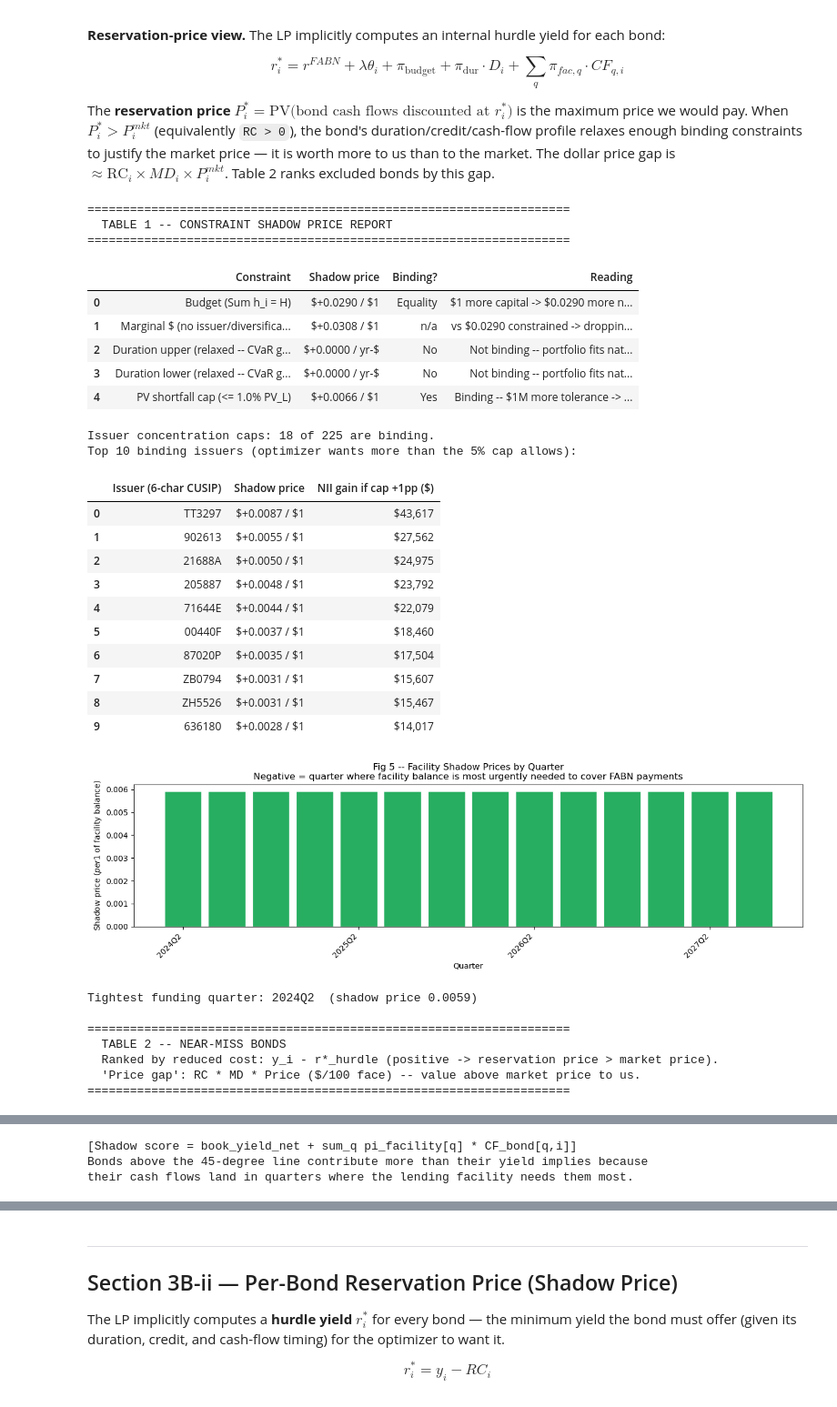
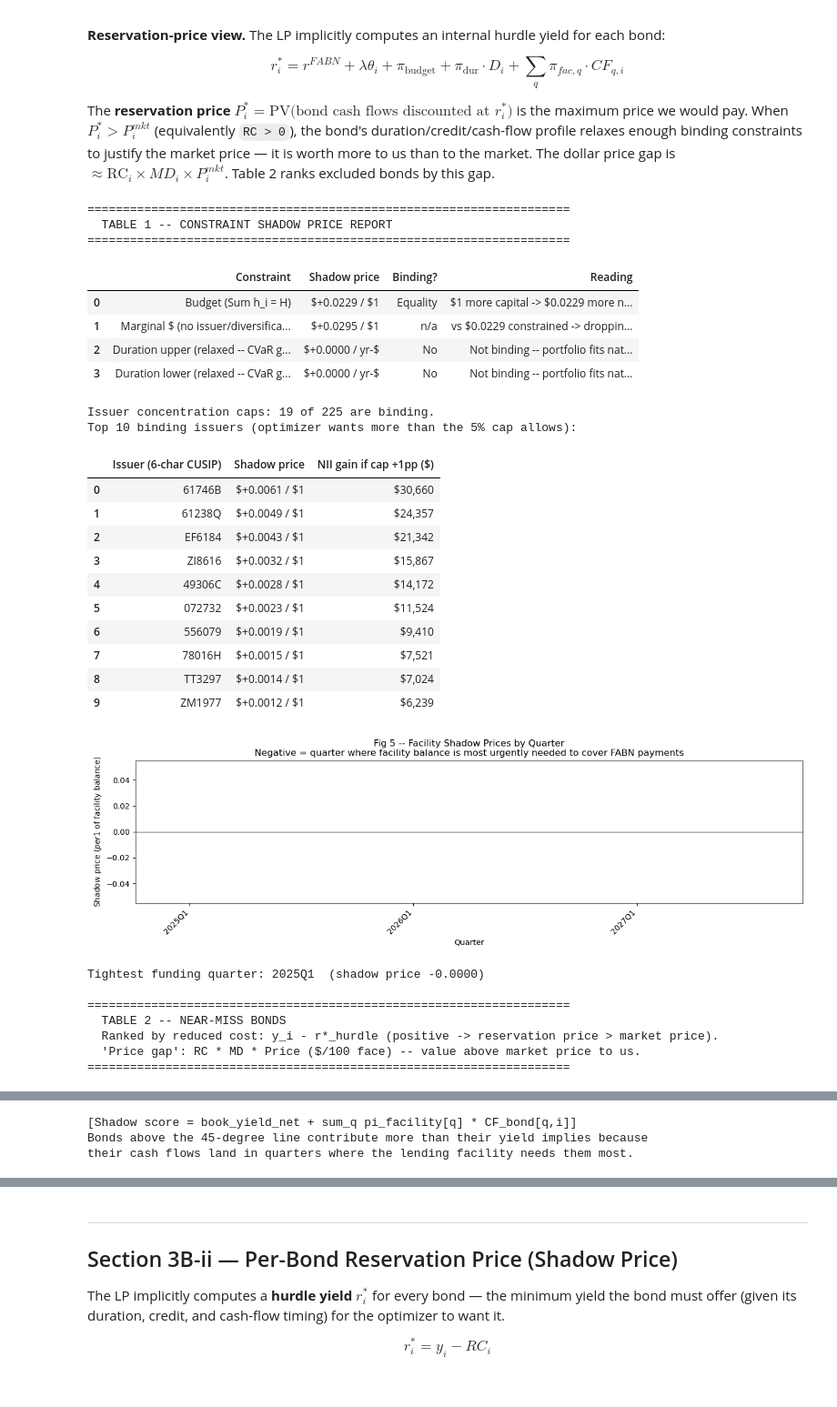
Before and after one commit to tutur787/Pyxidr-Capstone-Project, a Jupyter notebook: Optimization/Shadow & SWAP Analysis/FABN_Optimizer_SAP_Shadow_SWAP.ipynb, the cells around one changed output, grey strips where cells are left out. Shown at 91% size. Drawn from its saved outputs; the diff is of its cells as text; code cells hidden in the pictures.

```diff
--- a/Optimization/Shadow & SWAP Analysis/FABN_Optimizer_SAP_Shadow_SWAP.ipynb
+++ b/Optimization/Shadow & SWAP Analysis/FABN_Optimizer_SAP_Shadow_SWAP.ipynb
@@ -175,11 +175,11 @@ eta             = 1.0       # (reporting only since Step 1: liq penalty removed
 # -- Lending facility / shortfall ---------------------------------------------
 r_save          = 0.0       # Step 3 (no free parking): facility surplus earns 0 -- kills phantom savings income (matches backtest)
 r_borrow        = 0.05      # rate paid on any drawn shortfall (informational; eta drives the penalty)
-phi_sf          = 0.01      # PV shortfall hard cap, as a fraction of PV(FABN liability)
+phi_sf          = 1         # DEPRECATED (Step 4): PV-shortfall cap removed; CVaR governs risk
 
 # -- CVaR tail-loss control (Step 4): replaces the duration band as primary risk control
 use_cvar        = True      # True: CVaR on book-vs-market forced-sale loss governs risk; band relaxed to inert
-phi_cvar        = 0.02      # CVaR limit: worst-(1-alpha) tail loss <= phi_cvar * H  (tunable -- Decision 3)
+phi_cvar        = 0.01      # CVaR limit: worst-(1-alpha) tail loss <= phi_cvar * H  (tunable -- Decision 3)
 dt_q            = 0.25      # quarter length in years
 
 # -- Issuer concentration -----------------------------------------------------
@@ -283,7 +283,7 @@ else:
     swap_nii = 0.0
     swap_cap_cost = 0.0
 
-SAP = NII - capital_cost - turnover_cost + savings_income + swap_nii - swap_cap_cost  # Step 1: liq (CF-matching) penalty removed; hard PV-shortfall cap still binds
+SAP = NII - capital_cost - turnover_cost + savings_income + swap_nii - swap_cap_cost  # Step 4: CF-matching (penalty + hard cap) removed; CVaR governs risk
 model.setObjective(SAP, GRB.MAXIMIZE)
 
 # -- 2D. Constraints ----------------------------------------------------------
@@ -315,11 +315,9 @@ for q in range(Q):
         model.addConstr(B[q] - s_net[q] == (1.0 + r_save * dt_q) * B[q-1] + CF_A_q + CF_sw_q - CF_L_q,
                         name=f"facility_{q}")
 
-# PV shortfall hard cap
+# Step 4: PV-shortfall hard cap REMOVED -- CVaR governs risk; facility retained as buffer (Robin)
 PV_liability = float(sum(float(qtr_fabn_cf[q]) * df_q[q] for q in range(Q)))
-model.addConstr(gp.quicksum(df_q[q] * s_net[q] for q in range(Q)) <= phi_sf * PV_liability,
-                name="pv_shortfall_limit")
-print(f"PV(FABN liability) = ${PV_liability:,.2f}   shortfall cap = ${phi_sf*PV_liability:,.2f}")
+print(f"PV(FABN liability) = ${PV_liability:,.2f}   (no shortfall cap -- CVaR governs)")
 
 # Swap notional cap
 if use_swaps and K > 0:
@@ -419,7 +417,7 @@ if model.Status == GRB.OPTIMAL:
         print(f"  (5) Swap NII              : ${swap_nii_val:>13,.2f}")
         print(f"  (6) Swap capital cost     : ${swap_cap_val:>13,.2f}")
     print("-"*60)
-    print(f"  [diag] PV shortfall used  : ${liq_val:>13,.2f}   (cap ${phi_sf*PV_liability:,.0f}; NOT in objective)")
+    print(f"  [diag] PV shortfall used  : ${liq_val:>13,.2f}   (no cap -- CVaR governs; not in objective)")
     print("="*60)
     print(f"  RBC (Sum f_i h_i)        : ${RBC_val:,.2f}   required capital ${req_cap:,.2f}")
     print(f"  Statutory earnings / req. capital : {earn_per_cap:.4f}")
@@ -436,16 +434,17 @@ if model.Status == GRB.OPTIMAL:
     _rows = [("Budget (Sum h = H)", h_opt.sum(), H, abs(h_opt.sum()-H) < 1.0)]
     if use_cvar:
         _S = cvar_relloss.shape[0]
-        cvar_val = (model.getVarByName("cvar_zeta").X
-                    + (1.0/((1.0-cvar_alpha)*_S))
-                      * sum(model.getVarByName(f"cvar_z[{s}]").X for s in range(_S)))
+        _ntail = int(np.ceil((1.0 - cvar_alpha) * _S))              # worst-5% scenario count
+        _loss  = cvar_relloss @ h_opt                               # per-scenario portfolio loss ($)
+        if use_swaps and K > 0 and v_opt.sum() > 0:                 # swap offsets rate loss
+            _loss = _loss + (np.asarray(cvar_d_rate)[:, None]
+                             * (np.asarray(D_swap) * v_opt)[None, :]).sum(axis=1)
+        cvar_val = float(np.sort(_loss)[-_ntail:].mean())           # HONEST realized tail loss (not zeta-artifact)
         _rows.append((f"CVaR worst-{1-cvar_alpha:.0%} tail loss (<= phi_cvar*H)",
                       cvar_val, phi_cvar*H, cvar_val <= phi_cvar*H + 1.0))
         _rows.append(("Duration band (relaxed -- CVaR governs)", _dur_chk, float("nan"), True))
     else:
         _rows.append(("Duration (|D_eff-D_FABN|<=eps_D)", _dur_chk, eps_D, _dur_chk <= eps_D + 1e-6))
-    _rows.append(("PV shortfall (<= phi_sf*PV_liab)", pv_short, phi_sf*PV_liability,
-                  pv_short <= phi_sf*PV_liability + 1.0))
     constraints_df = pd.DataFrame({
         "Constraint": [r[0] for r in _rows],
         "Value":  [r[1] for r in _rows],
@@ -540,7 +540,6 @@ else:
     pi_budget    = model.getConstrByName("budget").Pi
     pi_dur_upper = model.getConstrByName("dur_upper").Pi
     pi_dur_lower = model.getConstrByName("dur_lower").Pi
-    pi_shortfall = model.getConstrByName("pv_shortfall_limit").Pi
     pi_facility  = np.array([model.getConstrByName(f"facility_{q}").Pi for q in range(Q)])
     pi_issuer    = {iss: model.getConstrByName(f"conc_{iss}").Pi for iss in issuer_groups}
 
@@ -549,8 +548,8 @@ else:
 
     # -- 2b. Marginal $ with NO issuer/diversification caps -----------------
     #        Same exercise as the Budget shadow price, but relax ONLY the
-    #        issuer concentration caps (conc_*).  KEEP the duration band and
-    #        the PV-shortfall cap, so the duration-relief value that makes the
+    #        issuer concentration caps (conc_*).  KEEP the CVaR limit (duration band
+    #        relaxed; PV-shortfall cap removed), so the risk-relief value that makes the
     #        budget dollar worth pi_budget is preserved -- only diversification
     #        is freed.  Re-solve and read the new budget dual.  The returned
     #        principal is reinvested by the model's facility block automatically
@@ -605,16 +604,6 @@ else:
                 f"Binding -- widen band by 0.1 yr -> +${abs(pi_dur_lower)*0.1*H:,.0f} NII"
                 if abs(pi_dur_lower) > 1e-6 else
                 "Not binding -- portfolio fits naturally within lower limit"
-            ),
-        },
-        {
-            "Constraint"   : f"PV shortfall cap  (<= {phi_sf:.1%} PV_L)",
-            "Shadow price" : f"${pi_shortfall:+,.4f} / $1",
-            "Binding?"     : _yn(pi_shortfall),
-            "Reading"      : (
-                f"Binding -- $1M more tolerance -> +${abs(pi_shortfall)*1e6:,.0f} NII"
-                if abs(pi_shortfall) > 1e-6 else
-                "Not binding -- facility surplus comfortable"
             ),
         },
     ])
@@ -746,49 +735,48 @@ else:
     ax.scatter(
         nii_rate[sel_mask] * 100,
         shadow_nii[sel_mask] * 100,
         alpha=0.85, color="#e74c3c", s=40, label="Selected",
     )
     _lo = min(nii_rate[eligible].min(), shadow_nii[eligible].min()) * 100 * 0.99
     _hi = max(nii_rate[eligible].max(), shadow_nii[eligible].max()) * 100 * 1.01
     ax.plot([_lo, _hi], [_lo, _hi], "k:", lw=0.8, label="Score = raw yield (45 line)")
     ax.set_xlabel("Raw NII rate  (%, net of r_FABN)")
     ax.set_ylabel("Shadow-augmented NII rate  (%)")
     ax.set_title(
         "Fig 8 -- Raw Yield vs Shadow-Augmented Score\n"
         "Above 45-line: undervalued by raw yield (cash flows align with FABN payment schedule)\n"
         "Below 45-line: overvalued by raw yield (cash flows land in low-demand quarters)"
     )
     ax.legend()
     plt.tight_layout(); plt.show()
 
     print("\n[Shadow score = book_yield_net + sum_q pi_facility[q] * CF_bond[q,i]]")
     print("Bonds above the 45-degree line contribute more than their yield implies because")
     print("their cash flows land in quarters where the lending facility needs them most.")
 # %% [output]
 ====================================================================
   TABLE 1 -- CONSTRAINT SHADOW PRICE REPORT
 ====================================================================
 |  | Constraint | Shadow price | Binding? | Reading |
-| 0 | Budget (Sum h_i = H) | $+0.0290 / $1 | Equality | $1 more capital -> $0.0290 more n... |
-| 1 | Marginal $ (no issuer/diversifica... | $+0.0308 / $1 | n/a | vs $0.0290 constrained -> droppin... |
+| 0 | Budget (Sum h_i = H) | $+0.0229 / $1 | Equality | $1 more capital -> $0.0229 more n... |
+| 1 | Marginal $ (no issuer/diversifica... | $+0.0295 / $1 | n/a | vs $0.0229 constrained -> droppin... |
 | 2 | Duration upper (relaxed -- CVaR g... | $+0.0000 / yr-$ | No | Not binding -- portfolio fits nat... |
 | 3 | Duration lower (relaxed -- CVaR g... | $+0.0000 / yr-$ | No | Not binding -- portfolio fits nat... |
-| 4 | PV shortfall cap (<= 1.0% PV_L) | $+0.0066 / $1 | Yes | Binding -- $1M more tolerance -> ... |
-Issuer concentration caps: 18 of 225 are binding.
+Issuer concentration caps: 19 of 225 are binding.
 Top 10 binding issuers (optimizer wants more than the 5% cap allows):
 |  | Issuer (6-char CUSIP) | Shadow price | NII gain if cap +1pp ($) |
-| 0 | TT3297 | $+0.0087 / $1 | $43,617 |
-| 1 | 902613 | $+0.0055 / $1 | $27,562 |
-| 2 | 21688A | $+0.0050 / $1 | $24,975 |
-| 3 | 205887 | $+0.0048 / $1 | $23,792 |
-| 4 | 71644E | $+0.0044 / $1 | $22,079 |
-| 5 | 00440F | $+0.0037 / $1 | $18,460 |
-| 6 | 87020P | $+0.0035 / $1 | $17,504 |
-| 7 | ZB0794 | $+0.0031 / $1 | $15,607 |
-| 8 | ZH5526 | $+0.0031 / $1 | $15,467 |
-| 9 | 636180 | $+0.0028 / $1 | $14,017 |
+| 0 | 61746B | $+0.0061 / $1 | $30,660 |
+| 1 | 61238Q | $+0.0049 / $1 | $24,357 |
+| 2 | EF6184 | $+0.0043 / $1 | $21,342 |
+| 3 | ZI8616 | $+0.0032 / $1 | $15,867 |
+| 4 | 49306C | $+0.0028 / $1 | $14,172 |
+| 5 | 072732 | $+0.0023 / $1 | $11,524 |
+| 6 | 556079 | $+0.0019 / $1 | $9,410 |
+| 7 | 78016H | $+0.0015 / $1 | $7,521 |
+| 8 | TT3297 | $+0.0014 / $1 | $7,024 |
+| 9 | ZM1977 | $+0.0012 / $1 | $6,239 |
-[figure, old version]
+[figure, new version]
-Tightest funding quarter: 2024Q2  (shadow price 0.0059)
+Tightest funding quarter: 2025Q1  (shadow price -0.0000)
 
 ====================================================================
   TABLE 2 -- NEAR-MISS BONDS
```
Also changed, not shown: parts of 16 cells of this notebook.
